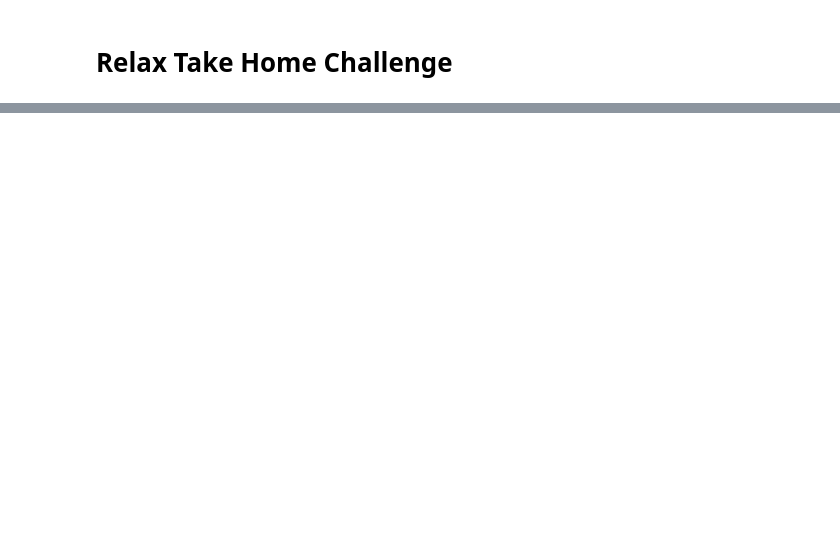
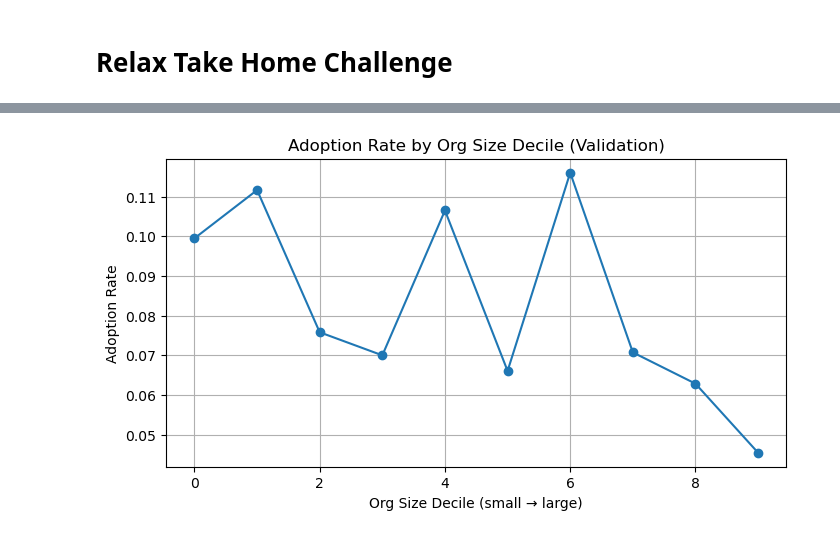
Before and after one commit to justink106/JustinKu-Springboard, a Jupyter notebook: relax_challenge/Relax Take Home Challenge - Justin.ipynb, the cells around one changed output, grey strips where cells are left out. Cells and saved outputs as stored; diff of their text form; code cells hidden in the pictures; blank space fills up the shorter version.

```diff
--- a/relax_challenge/Relax Take Home Challenge - Justin.ipynb
+++ b/relax_challenge/Relax Take Home Challenge - Justin.ipynb
@@ -23,21 +72,23 @@ users["user_key"] = users["object_id"].astype(str)
 # %%
 # labeling adopted
     # 3 or more logins in a 7-day period
-
 eng = eng.dropna(subset=["login_dt"]).copy()
 eng["login_day"] = eng["login_dt"].dt.normalize()
 
-def adopted_from_days(days: pd.Series) -> bool:
-    d = np.array(sorted(days.unique()))
+def max_7day_hits(s: pd.Series) -> int:
+    d = np.sort(s.unique())
     i = 0
+    best = 0
     for j in range(len(d)):
-        while d[j] - d[i] > np.timedelta64(6, "D"):  # 7-day inclusive window
+        while d[j] - d[i] > np.timedelta64(6, "D"):
             i += 1
-        if (j - i + 1) >= 3:
-            return True
-    return False
+        best = max(best, j - i + 1)
+    return best
 
 adopted = (eng.groupby("user_key")["login_day"]
-             .apply(adopted_from_days)
+             .apply(max_7day_hits)
+             .ge(3)  # boolean adopted
              .rename("adopted")
              .to_frame())
+
+adopted["adopted"].value_counts(normalize=True).rename("adoption_rate")
@@ -68,0 +133,14 @@ Name: adopted, dtype: float64
+# %%
+# joining the label and cohort based split
+df = (u.merge(adopted, on="user_key", how="left")
+        .assign(adopted=lambda d: d["adopted"].fillna(False).astype(int)))
+
+cohorts = np.sort(df["cohort_month"].unique())
+cut = int(len(cohorts) * 0.8) if len(cohorts) > 1 else 1
+train_cohorts, valid_cohorts = cohorts[:cut], cohorts[cut:]
+
+train = df[df["cohort_month"].isin(train_cohorts)].copy()
+valid = df[df["cohort_month"].isin(valid_cohorts)].copy()
+
+base_rate_valid = valid["adopted"].mean()
+print(f"Valid base rate: {base_rate_valid:.3%} | Train rows: {len(train):,} | Valid rows: {len(valid):,}")
@@ -68,0 +218,15 @@ Name: adopted, dtype: float64
+# %%
+# plotting adoption vs org size
+valid_plot = valid.copy()
+valid_plot["org_size_decile"] = pd.qcut(valid_plot["org_size"], 10, duplicates="drop")
+curve = valid_plot.groupby("org_size_decile")["adopted"].mean().reset_index()
+
+plt.figure(figsize=(8,4))
+plt.plot(range(len(curve)), curve["adopted"], marker="o")
+plt.title("Adoption Rate by Org Size Decile (Validation)")
+plt.xlabel("Org Size Decile (small → large)")
+plt.ylabel("Adoption Rate")
+plt.grid(True)
+plt.show()
+# %% [output]
+[figure, added]
```
Also changed, not shown: parts of 16 cells of this notebook, 2 other files.
